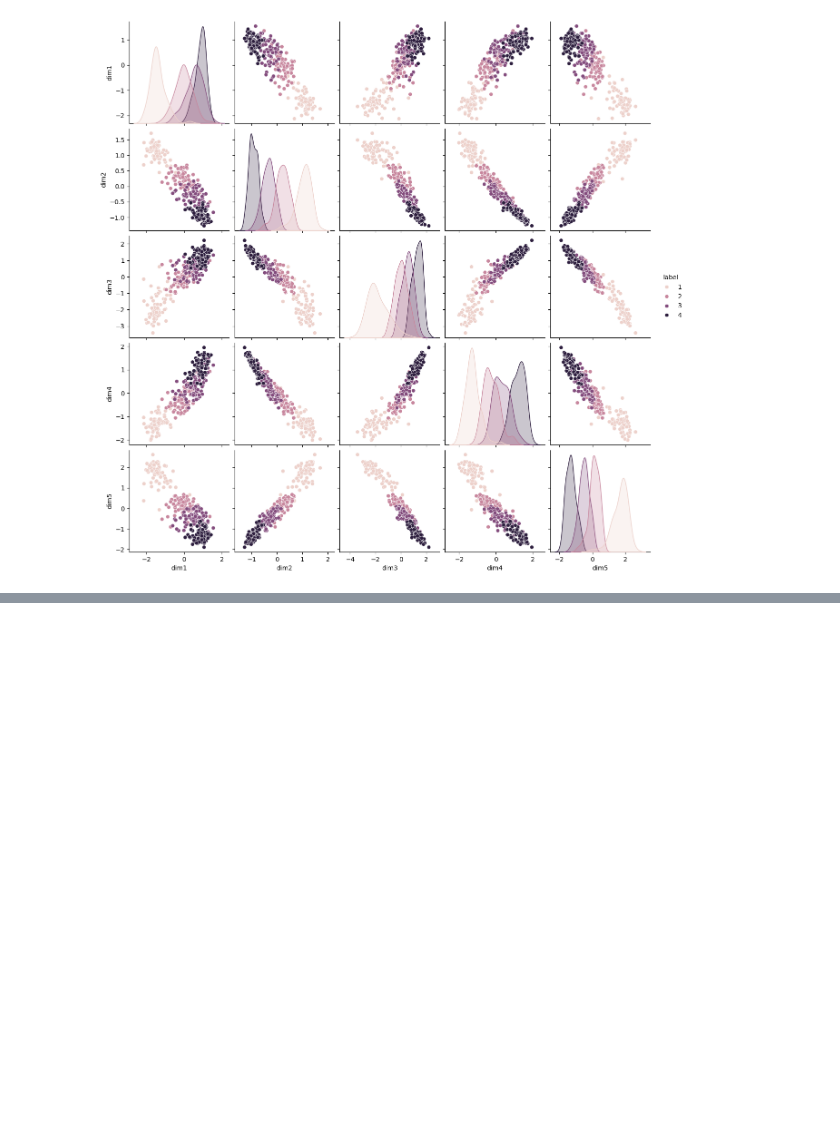
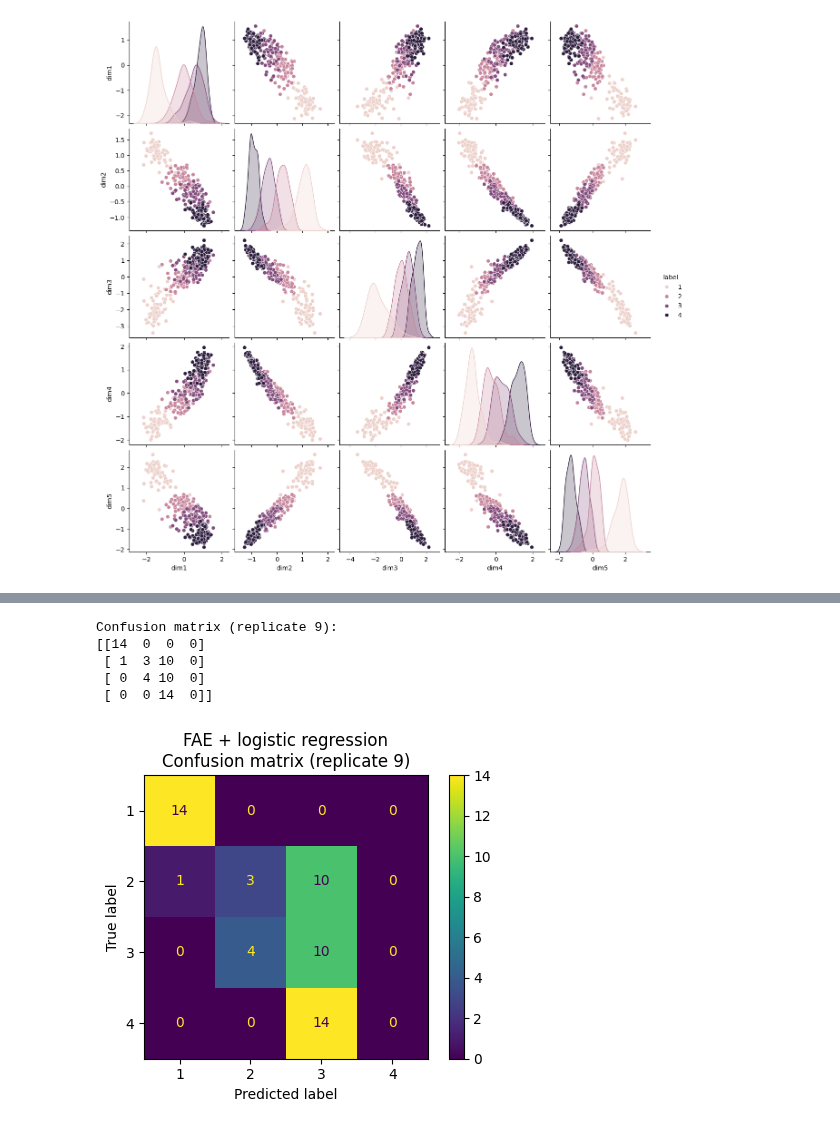
Before and after one commit to mobinapourmoshir/Functional-Autoencoder, a Jupyter notebook: FAE-Regular.ipynb, the cells around one changed output, grey strips where cells are left out. Saved outputs shown, nothing was run; the diff lists cells and outputs as text; code cells hidden in the pictures; blank space fills up the shorter version.

```diff
--- a/FAE-Regular.ipynb
+++ b/FAE-Regular.ipynb
@@ -460,0 +477,26 @@ plt.show()
+# %%
+from sklearn.metrics import confusion_matrix, ConfusionMatrixDisplay
+
+# Predict labels for the test set using your existing classifier
+y_test_pred = FAE_classifier.predict(FAE_reps_test.detach().numpy())
+
+# Confusion matrix: true (TestLabel) vs predicted (y_test_pred)
+classes = [1, 2, 3, 4]
+cm = confusion_matrix(TestLabel, y_test_pred, labels=classes)
+print(f"\nConfusion matrix (replicate {i+1}):")
+print(cm)
+
+# Visualize confusion matrix
+fig, ax = plt.subplots(figsize=(5, 4))
+disp = ConfusionMatrixDisplay(confusion_matrix=cm, display_labels=classes)
+disp.plot(ax=ax)
+ax.set_title(f'FAE + logistic regression\nConfusion matrix (replicate {i+1})')
+plt.tight_layout()
+plt.show()
+# %% [output]
+Confusion matrix (replicate 9):
+[[14  0  0  0]
+ [ 1  3 10  0]
+ [ 0  4 10  0]
+ [ 0  0 14  0]]
+[figure, added]
```
Also changed, not shown: parts of 1 cell of this notebook, 1 other file.
